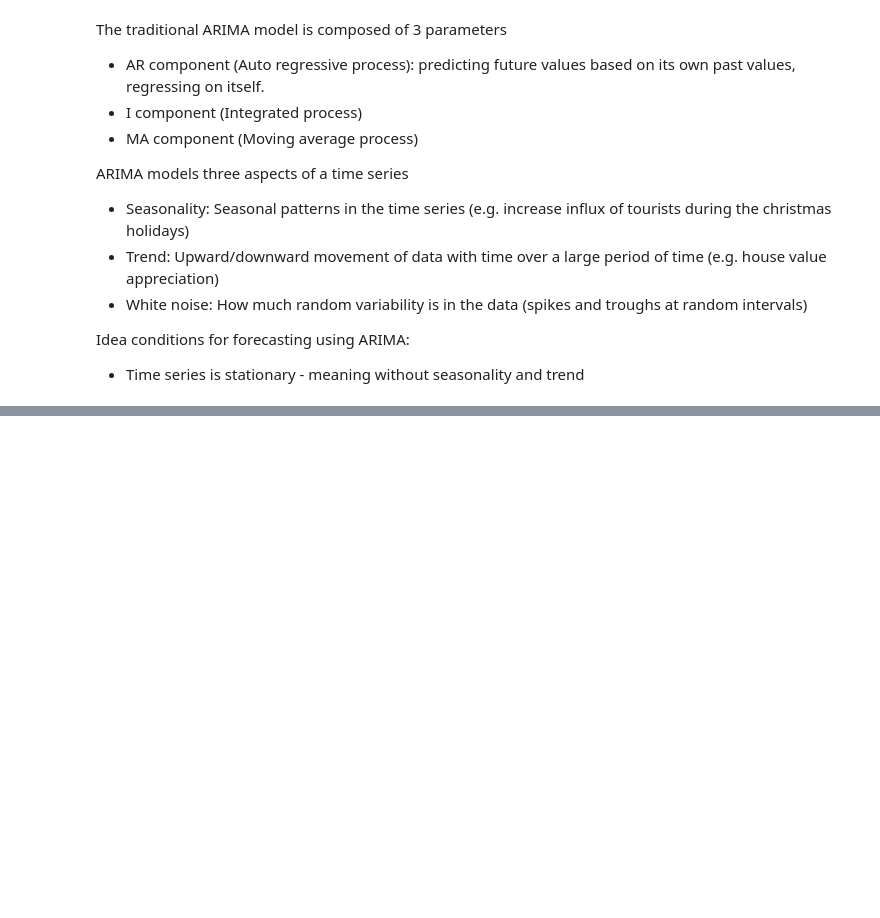
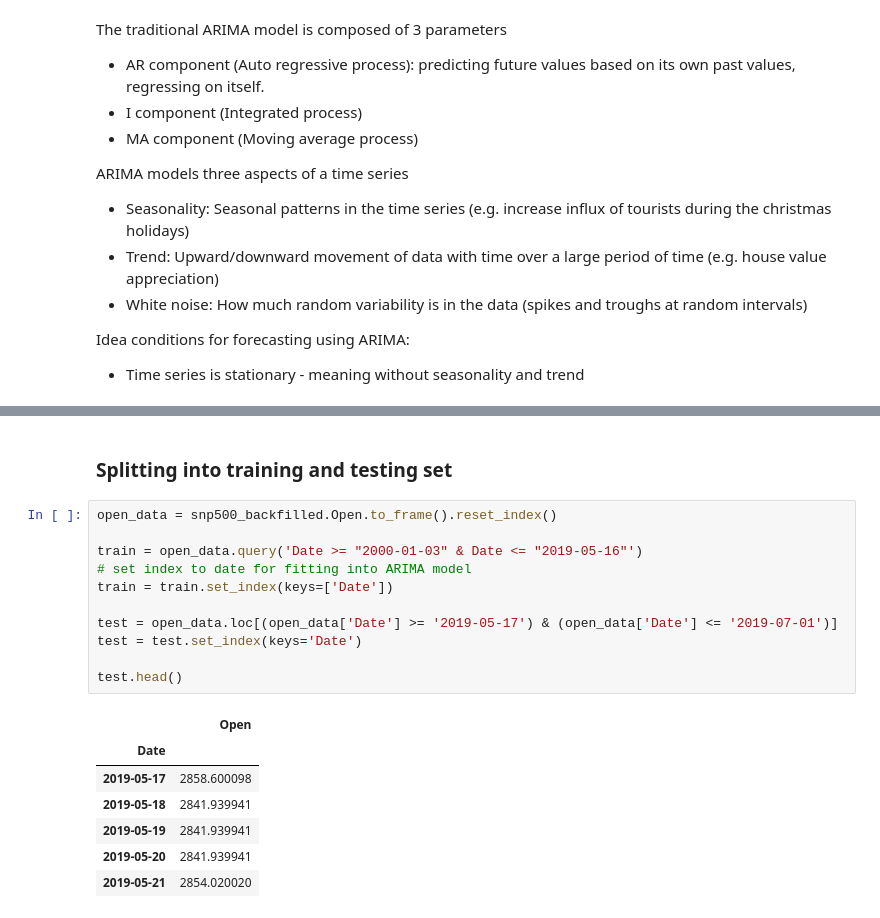
Before and after one commit to Matthewmcsl/datascience-projects, a Jupyter notebook: 1_ARIMA_LSTM_Forecasting/2.ARIMA.ipynb, the cells around one changed output, grey strips where cells are left out. Drawn from its saved outputs; the diff is of its cells as text; blank space fills up the shorter version.

```diff
--- a/1_ARIMA_LSTM_Forecasting/2.ARIMA.ipynb
+++ b/1_ARIMA_LSTM_Forecasting/2.ARIMA.ipynb
@@ -20,0 +58,21 @@ Idea conditions for forecasting using ARIMA:
+# %% [markdown]
+### Splitting into training and testing set
+# %%
+open_data = snp500_backfilled.Open.to_frame().reset_index()
+
+train = open_data.query('Date >= "2000-01-03" & Date <= "2019-05-16"')
+# set index to date for fitting into ARIMA model
+train = train.set_index(keys=['Date'])
+
+test = open_data.loc[(open_data['Date'] >= '2019-05-17') & (open_data['Date'] <= '2019-07-01')]
+test = test.set_index(keys='Date')
+
+test.head()
+# %% [output]
+|  | Open |
+| Date |  |
+| 2019-05-17 | 2858.600098 |
+| 2019-05-18 | 2841.939941 |
+| 2019-05-19 | 2841.939941 |
+| 2019-05-20 | 2841.939941 |
+| 2019-05-21 | 2854.020020 |
```
Also changed, not shown: parts of 13 cells of this notebook, 2 other files.
